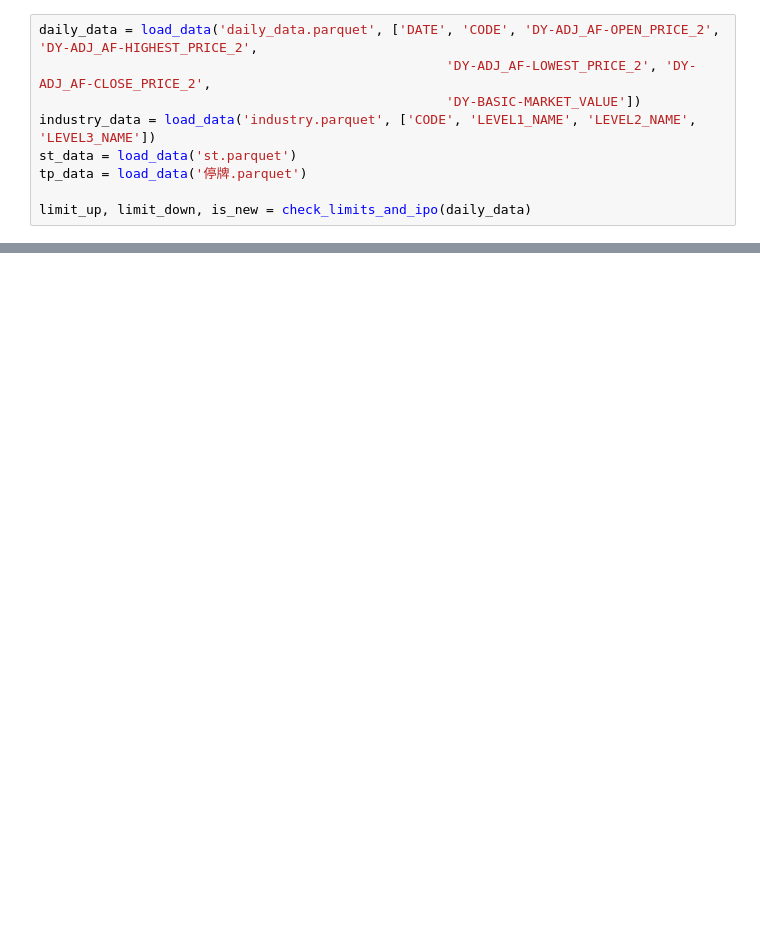
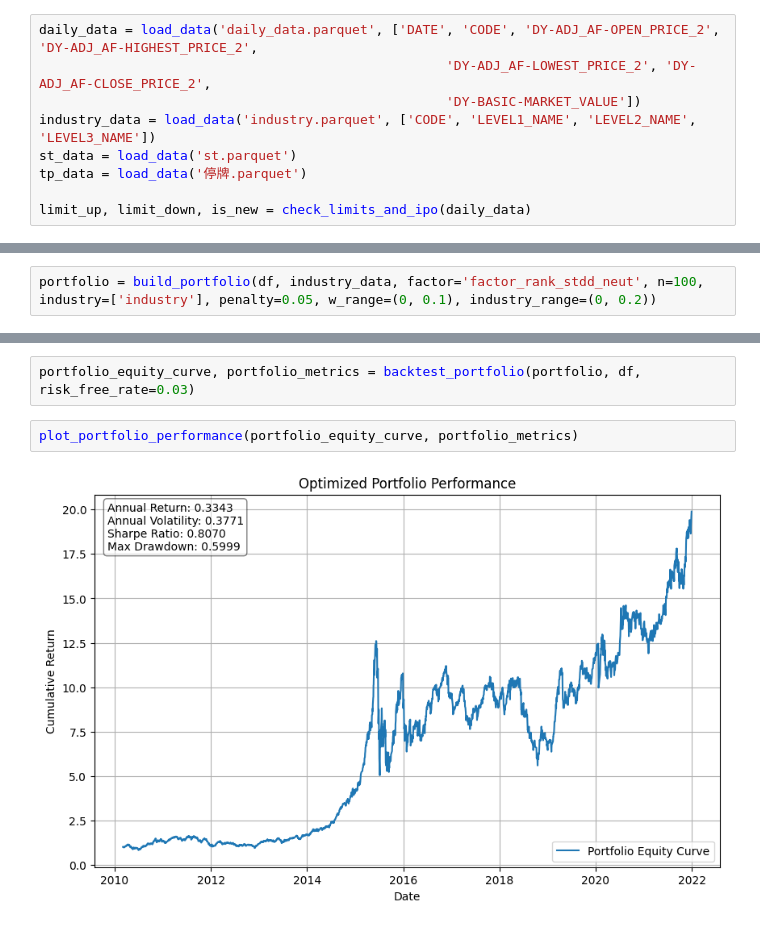
Before and after one commit to Lawrence2005/NuoFengHui-OA, a Jupyter notebook: solution.ipynb, the cells around one changed output, grey strips where cells are left out. Saved outputs shown, nothing was run; the diff lists cells and outputs as text; blank space fills up the shorter version.

```diff
--- a/solution.ipynb
+++ b/solution.ipynb
@@ -211,0 +408,2 @@ df_final
+# %%
+portfolio = build_portfolio(df, industry_data, factor='factor_rank_stdd_neut', n=100, industry=['industry'], penalty=0.05, w_range=(0, 0.1), industry_range=(0, 0.2))
@@ -211,0 +427,6 @@ df_final
+# %%
+portfolio_equity_curve, portfolio_metrics = backtest_portfolio(portfolio, df, risk_free_rate=0.03)
+# %%
+plot_portfolio_performance(portfolio_equity_curve, portfolio_metrics)
+# %% [output]
+[figure, added]
```
Also changed, not shown: parts of 18 cells of this notebook.
